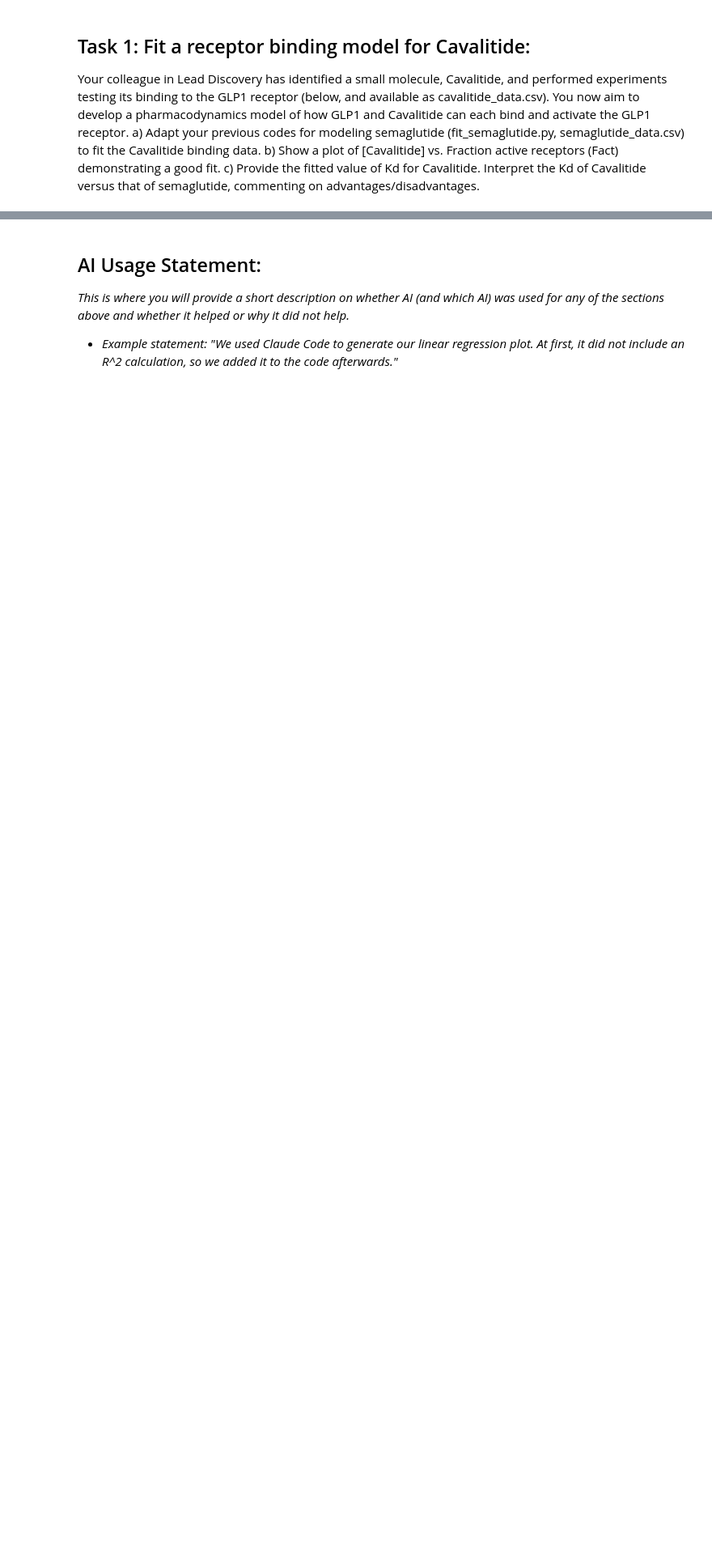
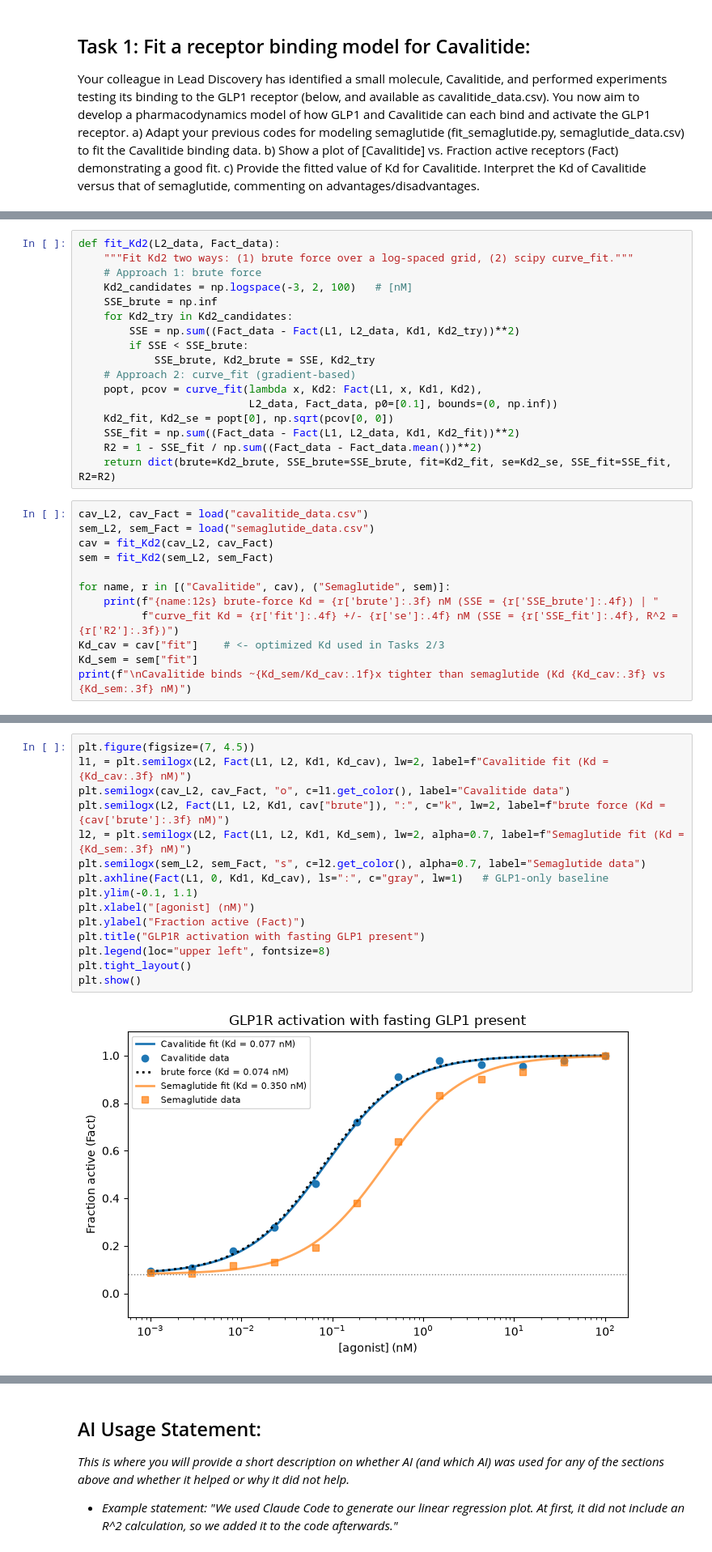
Before and after one commit to tessvit/BME2315_Module3, a Jupyter notebook: Module3_Project_JupyterNotebook.ipynb, the cells around one changed output, grey strips where cells are left out. Shown at 81% size. Saved outputs shown, nothing was run; the diff lists cells and outputs as text; blank space fills up the shorter version.

```diff
--- a/Module3_Project_JupyterNotebook.ipynb
+++ b/Module3_Project_JupyterNotebook.ipynb
@@ -26,0 +56,29 @@ c)	Provide the fitted value of Kd for Cavalitide. Interpret the Kd of Cavalitide
+# %%
+def fit_Kd2(L2_data, Fact_data):
+    """Fit Kd2 two ways: (1) brute force over a log-spaced grid, (2) scipy curve_fit."""
+    # Approach 1: brute force
+    Kd2_candidates = np.logspace(-3, 2, 100)   # [nM]
+    SSE_brute = np.inf
+    for Kd2_try in Kd2_candidates:
+        SSE = np.sum((Fact_data - Fact(L1, L2_data, Kd1, Kd2_try))**2)
+        if SSE < SSE_brute:
+            SSE_brute, Kd2_brute = SSE, Kd2_try
+    # Approach 2: curve_fit (gradient-based)
+    popt, pcov = curve_fit(lambda x, Kd2: Fact(L1, x, Kd1, Kd2),
+                           L2_data, Fact_data, p0=[0.1], bounds=(0, np.inf))
+    Kd2_fit, Kd2_se = popt[0], np.sqrt(pcov[0, 0])
+    SSE_fit = np.sum((Fact_data - Fact(L1, L2_data, Kd1, Kd2_fit))**2)
+    R2 = 1 - SSE_fit / np.sum((Fact_data - Fact_data.mean())**2)
+    return dict(brute=Kd2_brute, SSE_brute=SSE_brute, fit=Kd2_fit, se=Kd2_se, SSE_fit=SSE_fit, R2=R2)
+# %%
+cav_L2, cav_Fact = load("cavalitide_data.csv")
+sem_L2, sem_Fact = load("semaglutide_data.csv")
+cav = fit_Kd2(cav_L2, cav_Fact)
+sem = fit_Kd2(sem_L2, sem_Fact)
+
+for name, r in [("Cavalitide", cav), ("Semaglutide", sem)]:
+    print(f"{name:12s} brute-force Kd = {r['brute']:.3f} nM (SSE = {r['SSE_brute']:.4f}) | "
+          f"curve_fit Kd = {r['fit']:.4f} +/- {r['se']:.4f} nM (SSE = {r['SSE_fit']:.4f}, R^2 = {r['R2']:.3f})")
+Kd_cav = cav["fit"]    # <- optimized Kd used in Tasks 2/3
+Kd_sem = sem["fit"]
+print(f"\nCavalitide binds ~{Kd_sem/Kd_cav:.1f}x tighter than semaglutide (Kd {Kd_cav:.3f} vs {Kd_sem:.3f} nM)")
@@ -26,0 +90,17 @@ c)	Provide the fitted value of Kd for Cavalitide. Interpret the Kd of Cavalitide
+# %%
+plt.figure(figsize=(7, 4.5))
+l1, = plt.semilogx(L2, Fact(L1, L2, Kd1, Kd_cav), lw=2, label=f"Cavalitide fit (Kd = {Kd_cav:.3f} nM)")
+plt.semilogx(cav_L2, cav_Fact, "o", c=l1.get_color(), label="Cavalitide data")
+plt.semilogx(L2, Fact(L1, L2, Kd1, cav["brute"]), ":", c="k", lw=2, label=f"brute force (Kd = {cav['brute']:.3f} nM)")
+l2, = plt.semilogx(L2, Fact(L1, L2, Kd1, Kd_sem), lw=2, alpha=0.7, label=f"Semaglutide fit (Kd = {Kd_sem:.3f} nM)")
+plt.semilogx(sem_L2, sem_Fact, "s", c=l2.get_color(), alpha=0.7, label="Semaglutide data")
+plt.axhline(Fact(L1, 0, Kd1, Kd_cav), ls=":", c="gray", lw=1)   # GLP1-only baseline
+plt.ylim(-0.1, 1.1)
+plt.xlabel("[agonist] (nM)")
+plt.ylabel("Fraction active (Fact)")
+plt.title("GLP1R activation with fasting GLP1 present")
+plt.legend(loc="upper left", fontsize=8)
+plt.tight_layout()
+plt.show()
+# %% [output]
+[figure, added]
```
Also changed, not shown: parts of 29 cells of this notebook, 1 other file.
